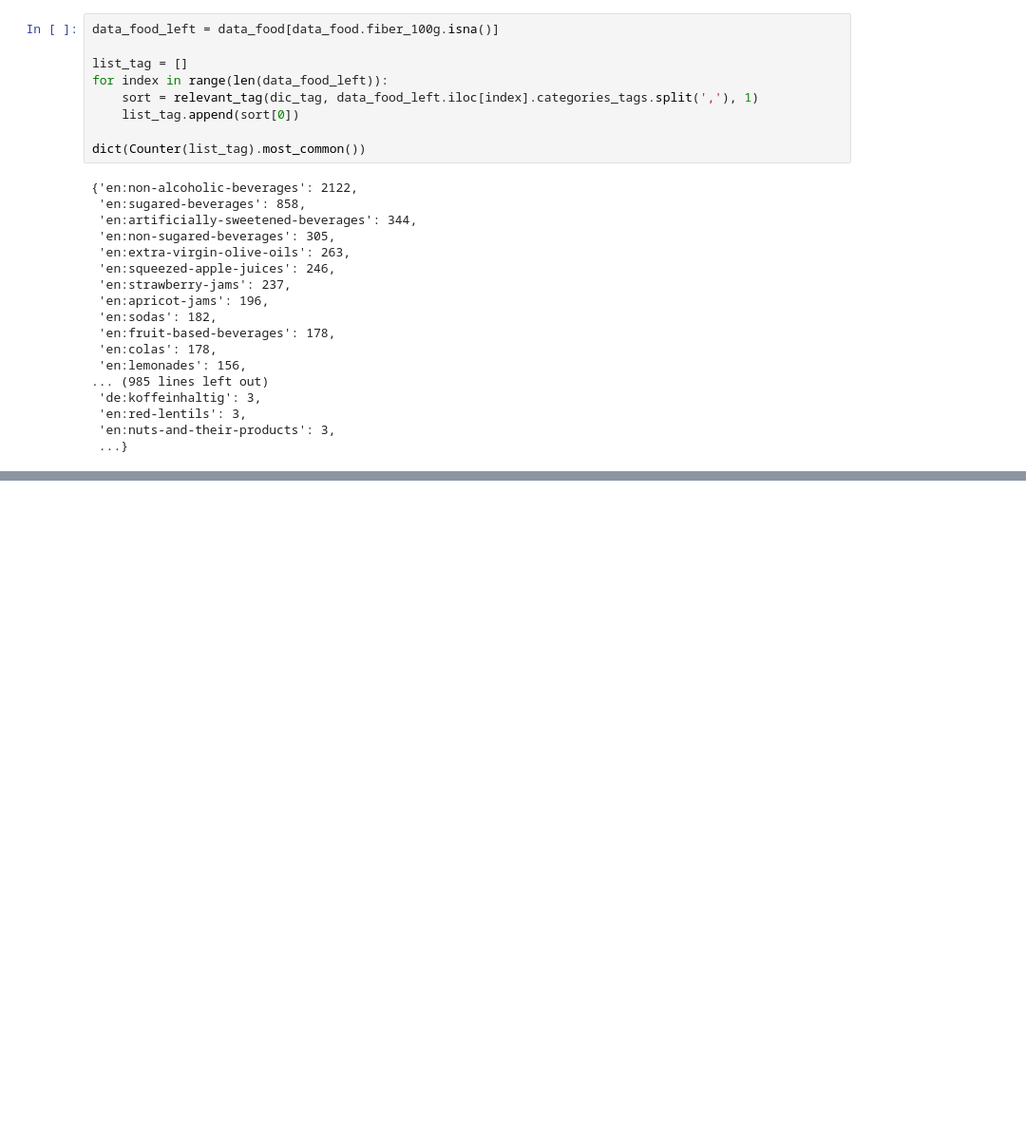
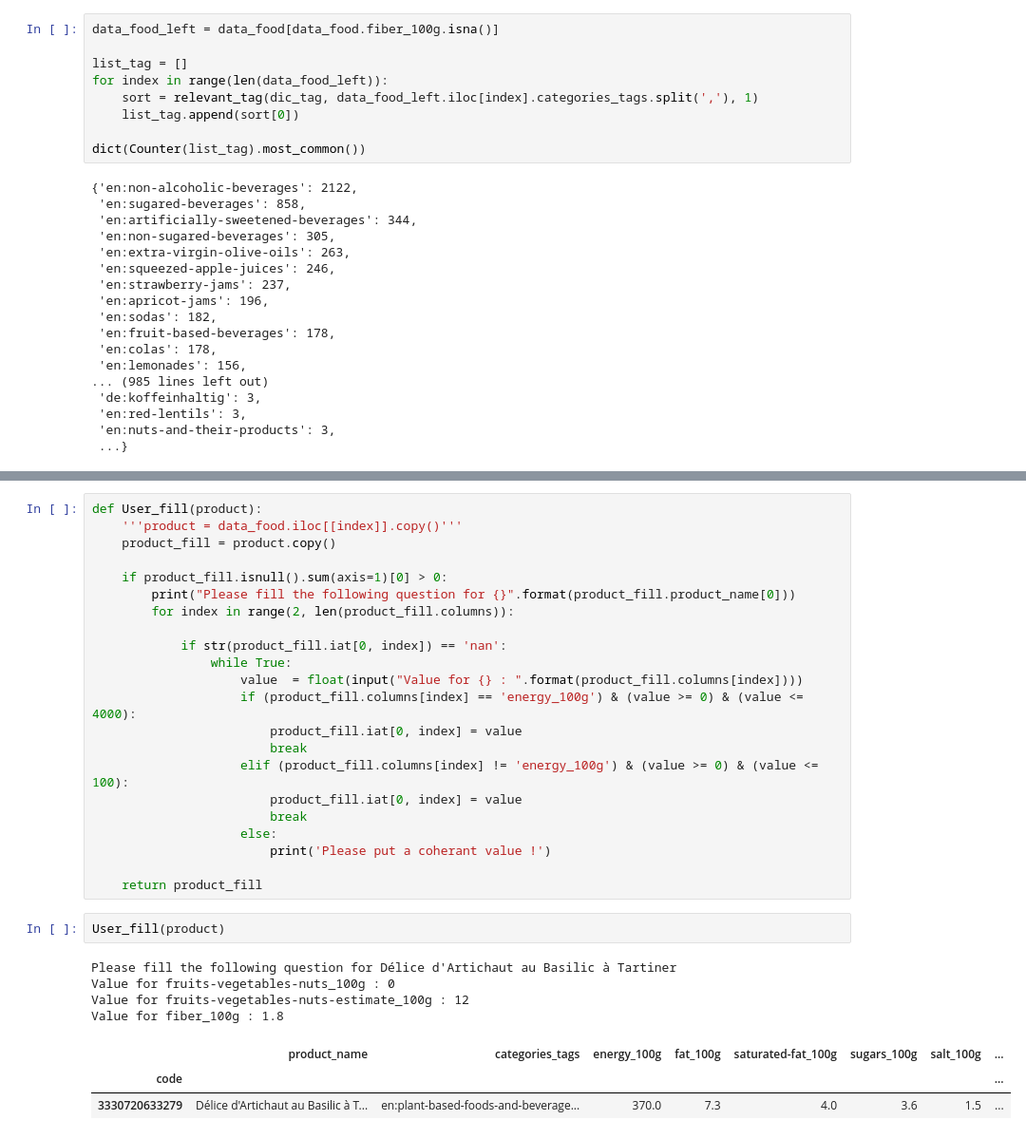
Before and after one commit to gmathez/Project_ADA_2018_Bruttin_Mathez_Petitpierre, a Jupyter notebook: Millestone_2.ipynb, the cells around one changed output, grey strips where cells are left out. Shown at 95% size. Saved outputs shown, nothing was run; the diff lists cells and outputs as text; blank space fills up the shorter version.

```diff
--- a/Millestone_2.ipynb
+++ b/Millestone_2.ipynb
@@ -191,0 +305,32 @@ dict(Counter(list_tag).most_common())
+# %%
+def User_fill(product):
+    '''product = data_food.iloc[[index]].copy()'''
+    product_fill = product.copy()
+
+    if product_fill.isnull().sum(axis=1)[0] > 0:
+        print("Please fill the following question for {}".format(product_fill.product_name[0]))
+        for index in range(2, len(product_fill.columns)):
+
+            if str(product_fill.iat[0, index]) == 'nan':
+                while True:
+                    value  = float(input("Value for {} : ".format(product_fill.columns[index])))
+                    if (product_fill.columns[index] == 'energy_100g') & (value >= 0) & (value <= 4000):
+                        product_fill.iat[0, index] = value
+                        break
+                    elif (product_fill.columns[index] != 'energy_100g') & (value >= 0) & (value <= 100):
+                        product_fill.iat[0, index] = value
+                        break
+                    else:
+                        print('Please put a coherant value !')
+
+    return product_fill
+# %%
+User_fill(product)
+# %% [output]
+Please fill the following question for Délice d'Artichaut au Basilic à Tartiner
+Value for fruits-vegetables-nuts_100g : 0
+Value for fruits-vegetables-nuts-estimate_100g : 12
+Value for fiber_100g : 1.8
+|  | product_name | categories_tags | energy_100g | fat_100g | saturated-fat_100g | sugars_100g | salt_100g | ... |
+| code |  |  |  |  |  |  |  | ... |
+| 3330720633279 | Délice d'Artichaut au Basilic à T... | en:plant-based-foods-and-beverage... | 370.0 | 7.3 | 4.0 | 3.6 | 1.5 | ... |
```
Also changed, not shown: parts of 8 cells of this notebook, 1 other file.
